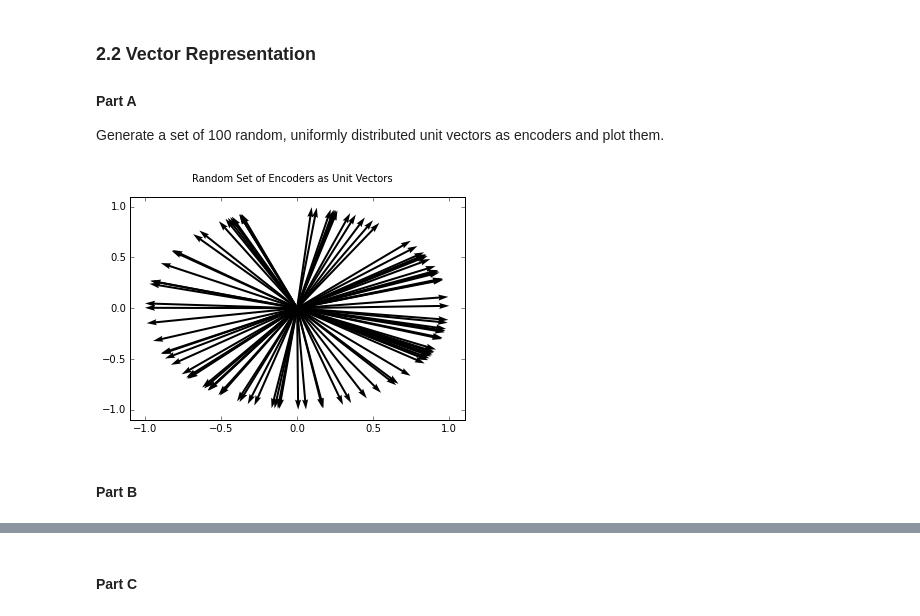
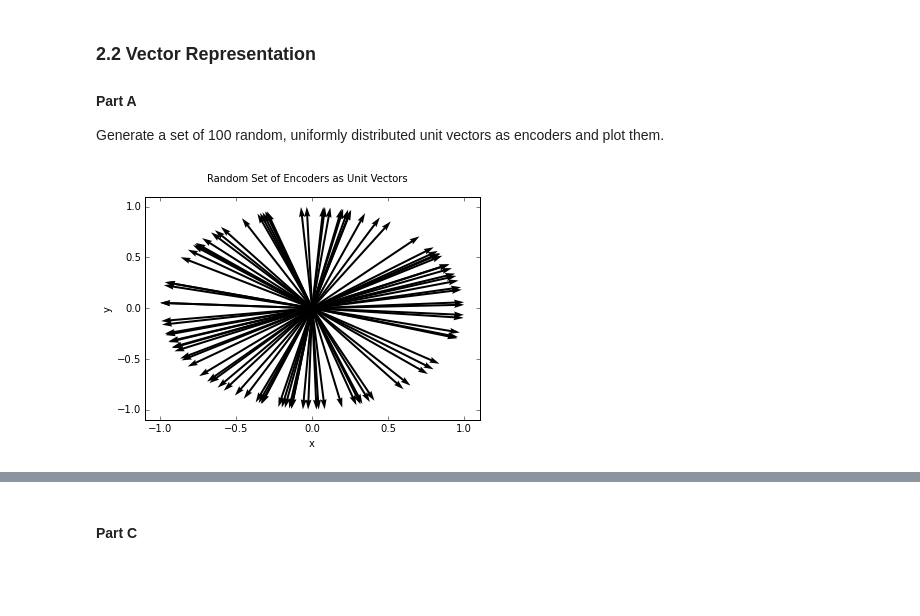
Before and after one commit to Kanaderu/neural-eng, a Jupyter notebook: assignments/assignment-1.ipynb, the cells around one changed output, grey strips where cells are left out. Drawn from its saved outputs; the diff is of its cells as text; code cells hidden in the pictures; blank space fills up the shorter version.

```diff
--- a/assignments/assignment-1.ipynb
+++ b/assignments/assignment-1.ipynb
@@ -251,12 +249,11 @@ for stddev_factor in stddev_factor_set:
             A = np.transpose(rates)
             stddev_noise = stddev_factor*np.amax(A)
 
-            # TODO: Fix this to calculate noise correctly
             gauss_noise = np.random.normal(scale=stddev_noise,size=np.shape(A))
-            A = A + gauss_noise
+            A_noisy = A + gauss_noise
 
-            gamma = np.dot(np.transpose(A),A)/S + stddev_noise*np.identity(A.shape[1])
-            upsilon = np.dot(np.transpose(A),x)/S
+            gamma = np.dot(np.transpose(A_noisy),A_noisy)/S + stddev_noise*np.identity(A.shape[1])
+            upsilon = np.dot(np.transpose(A_noisy),x)/S
             decoders = np.dot(np.linalg.inv(gamma),upsilon)
             x_approx = np.dot(A,decoders)
             error_dist += sum(np.power(x - x_approx,2))/S
@@ -266,7 +263,6 @@ for stddev_factor in stddev_factor_set:
         error_dist_set.append(error_dist/num_runs)
         error_noise_set.append(error_noise/num_runs)
 
-    # TODO: Make subplot to fit these together
     fig = figure()
     suptitle('Log-Log Plot of Neuron Number versus Distortion Error with Noise Std Dev Factor of {SD}'.format(SD=stddev_factor))
     ax = fig.add_subplot(1,1,1)
@@ -499,0 +501,29 @@ show()
+# %%
+size = 100
+points = []
+angles = np.linspace(-np.pi,np.pi,size)
+for angle in angles:
+    point = [np.cos(angle), np.sin(angle)]
+    points.append(point)
+
+rates = neuron.rates(points)
+
+from scipy.optimize import curve_fit
+
+def cosfunc(theta,a,b,c,d):
+    return a*np.cos(b*theta + c) + d
+
+popt,pcov = curve_fit(cosfunc,angles,rates)
+
+cosfit = []
+for angle in angles:
+    cosfit.append(cosfunc(angle,popt[0],popt[1],popt[2],popt[3]))
+
+figure()
+suptitle('Tuning Curve Along Unit Circle')
+xlabel(r'$\theta$ (radians)')
+ylabel('$a$ (Hz)')
+tune = plot(angles,rates,'b',label='Tuning curve')
+cos = plot(angles,cosfit,'--r',label='Cosine curve fit')
+legend(handles=[tune,cos],labels=[])
+show()
@@ -504,22 +536,24 @@ Generate a set of 100 random, uniformly distributed unit vectors as encoders and
 # %%
 num_encoders = 100
 encoders = []
+enc_angles = []
 for i in range(num_encoders):
     angle = np.random.uniform(0,2*np.pi)
     unit = [np.cos(angle), np.sin(angle)]
+    enc_angles.append(angle)
     encoders.append(unit)
 
 u,v = zip(*encoders)
 xy = np.zeros(len(encoders))
 
 figure()
 suptitle('Random Set of Encoders as Unit Vectors')
 ax = plt.gca()
 ax.quiver(xy,xy,u,v,angles='xy',scale_units='xy',scale=1)
 ax.set_xlim([-1.1,1.1])
 ax.set_ylim([-1.1,1.1])
+xlabel('x')
+ylabel('y')
 show()
 # %% [output]
-[figure, old version]
+[figure, new version]
-# %% [markdown]
-#### Part B
```
Also changed, not shown: parts of 17 cells of this notebook.
